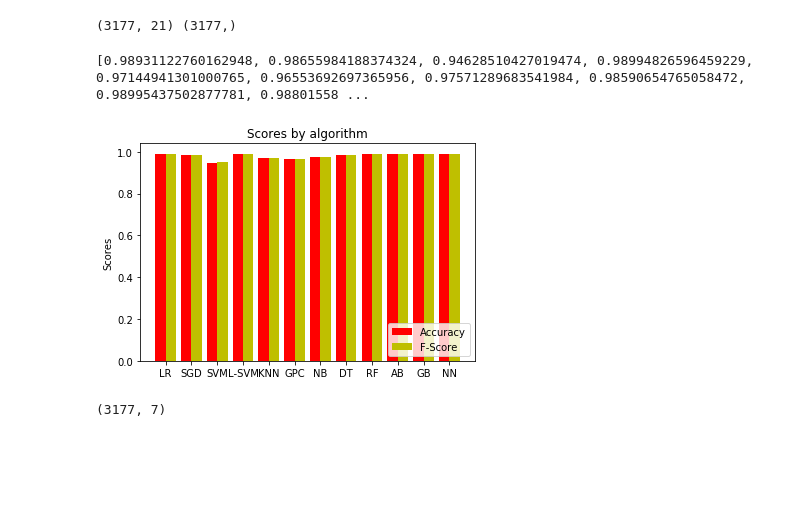
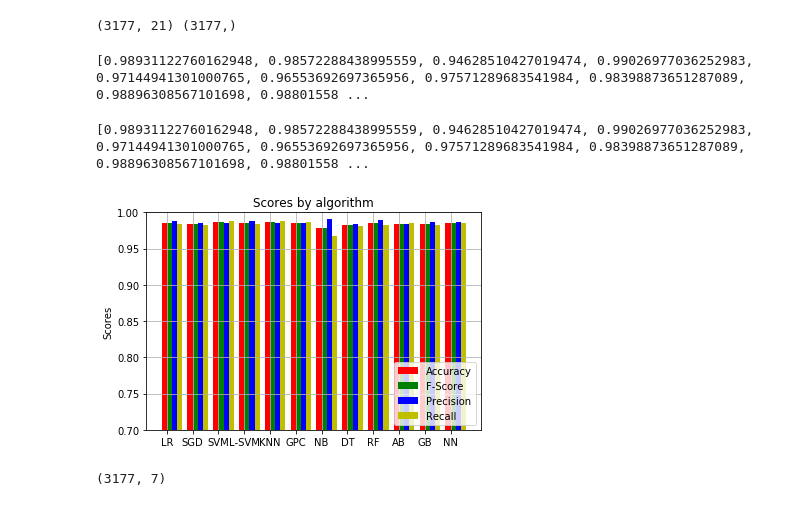
Before and after one commit to nithishr/activity_recognition, a Jupyter notebook: visualize_stairs_escalators.ipynb, the cells around one changed output. Drawn from its saved outputs; the diff is of its cells as text; code cells hidden in the pictures; blank space fills up the shorter version.

```diff
--- a/visualize_stairs_escalators.ipynb
+++ b/visualize_stairs_escalators.ipynb
@@ -544,12 +544,16 @@ print(X.shape, Y.shape)
 # %% [output]
 (3177, 21) (3177,)
 # %%
-avg_acc, avg_f, l_list = evaluate_stratified_ml_algorithms(X, Y)
-print(avg_acc, avg_f)
+avg_acc, avg_f, l_list, avg_p_list, avg_r_list = evaluate_stratified_ml_algorithms(X, Y)
+print(avg_acc, avg_f, avg_p_list, avg_r_list)
 # %% [output]
-[0.98931122760162948, 0.98655984188374324, 0.94628510427019474, 0.98994826596459229, 0.97144941301000765, 0.96553692697365956, 0.97571289683541984, 0.98590654765058472, 0.98995437502877781, 0.98801558 ...
+[0.98931122760162948, 0.98572288438995559, 0.94628510427019474, 0.99026977036252983, 0.97144941301000765, 0.96553692697365956, 0.97571289683541984, 0.98398873651287089, 0.98896308567101698, 0.98801558 ...
+# %%
+print(avg_acc, avg_f, avg_p_list, avg_r_list)
+# %% [output]
+[0.98931122760162948, 0.98572288438995559, 0.94628510427019474, 0.99026977036252983, 0.97144941301000765, 0.96553692697365956, 0.97571289683541984, 0.98398873651287089, 0.98896308567101698, 0.98801558 ...
 # %%
-plot_performance(avg_acc, avg_f, l_list)
+plot_performance_all(avg_acc, avg_f, l_list, avg_p_list, avg_r_list)
 # %% [output]
-[figure, old version]
+[figure, new version]
 # %%
```
Also changed, not shown: parts of 13 cells of this notebook, 4 other files.
